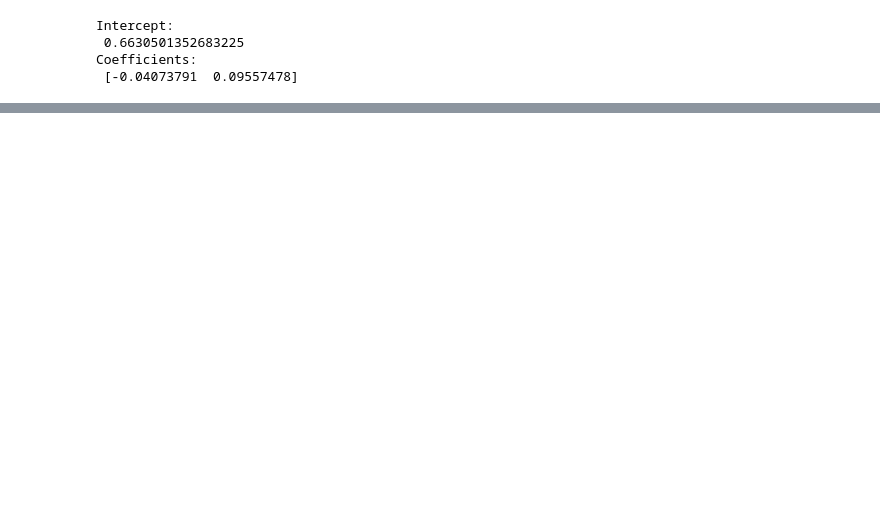
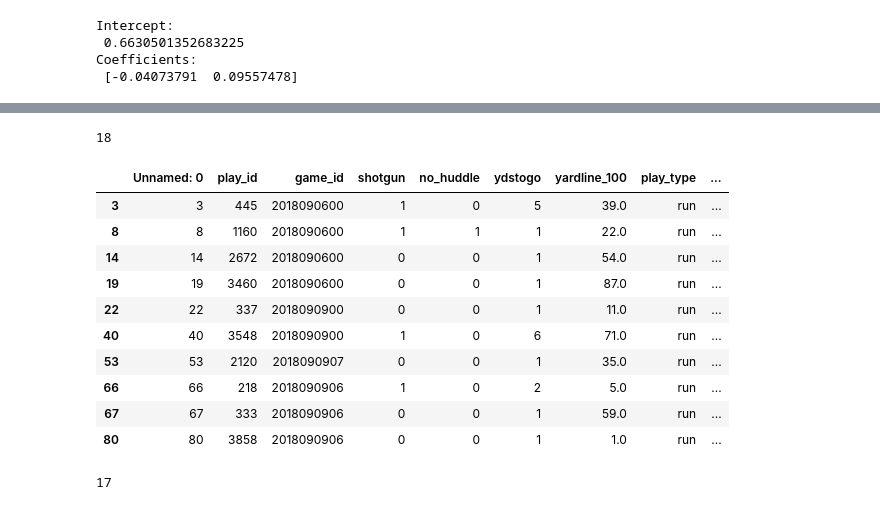
Before and after one commit to juliasweet/Final_Project, a Jupyter notebook: Run_lineal_Reg.ipynb, the cells around one changed output, grey strips where cells are left out. Saved outputs shown, nothing was run; the diff lists cells and outputs as text; code cells hidden in the pictures; blank space fills up the shorter version.

```diff
--- a/Run_lineal_Reg.ipynb
+++ b/Run_lineal_Reg.ipynb
@@ -433,0 +479,28 @@ Warnings:
+# %%
+# Converted Runs
+Converted = NFL_Data.loc[NFL_Data['third_down_converted'] == 1]
+Converted_R = Converted.loc[Converted['play_type'] == "run"]
+
+len(Converted_R.columns)
+# %% [output]
+18
+# %%
+Converted_R.head(10)
+# %% [output]
+|  | Unnamed: 0 | play_id | game_id | shotgun | no_huddle | ydstogo | yardline_100 | play_type | ... |
+| 3 | 3 | 445 | 2018090600 | 1 | 0 | 5 | 39.0 | run | ... |
+| 8 | 8 | 1160 | 2018090600 | 1 | 1 | 1 | 22.0 | run | ... |
+| 14 | 14 | 2672 | 2018090600 | 0 | 0 | 1 | 54.0 | run | ... |
+| 19 | 19 | 3460 | 2018090600 | 0 | 0 | 1 | 87.0 | run | ... |
+| 22 | 22 | 337 | 2018090900 | 0 | 0 | 1 | 11.0 | run | ... |
+| 40 | 40 | 3548 | 2018090900 | 1 | 0 | 6 | 71.0 | run | ... |
+| 53 | 53 | 2120 | 2018090907 | 0 | 0 | 1 | 35.0 | run | ... |
+| 66 | 66 | 218 | 2018090906 | 1 | 0 | 2 | 5.0 | run | ... |
+| 67 | 67 | 333 | 2018090906 | 0 | 0 | 1 | 59.0 | run | ... |
+| 80 | 80 | 3858 | 2018090906 | 0 | 0 | 1 | 1.0 | run | ... |
+# %%
+CR = Converted_R.drop(columns = ['Unnamed: 0'])
+CR.head()
+len(CR.columns)
+# %% [output]
+17
```
Also changed, not shown: parts of 25 cells of this notebook.
